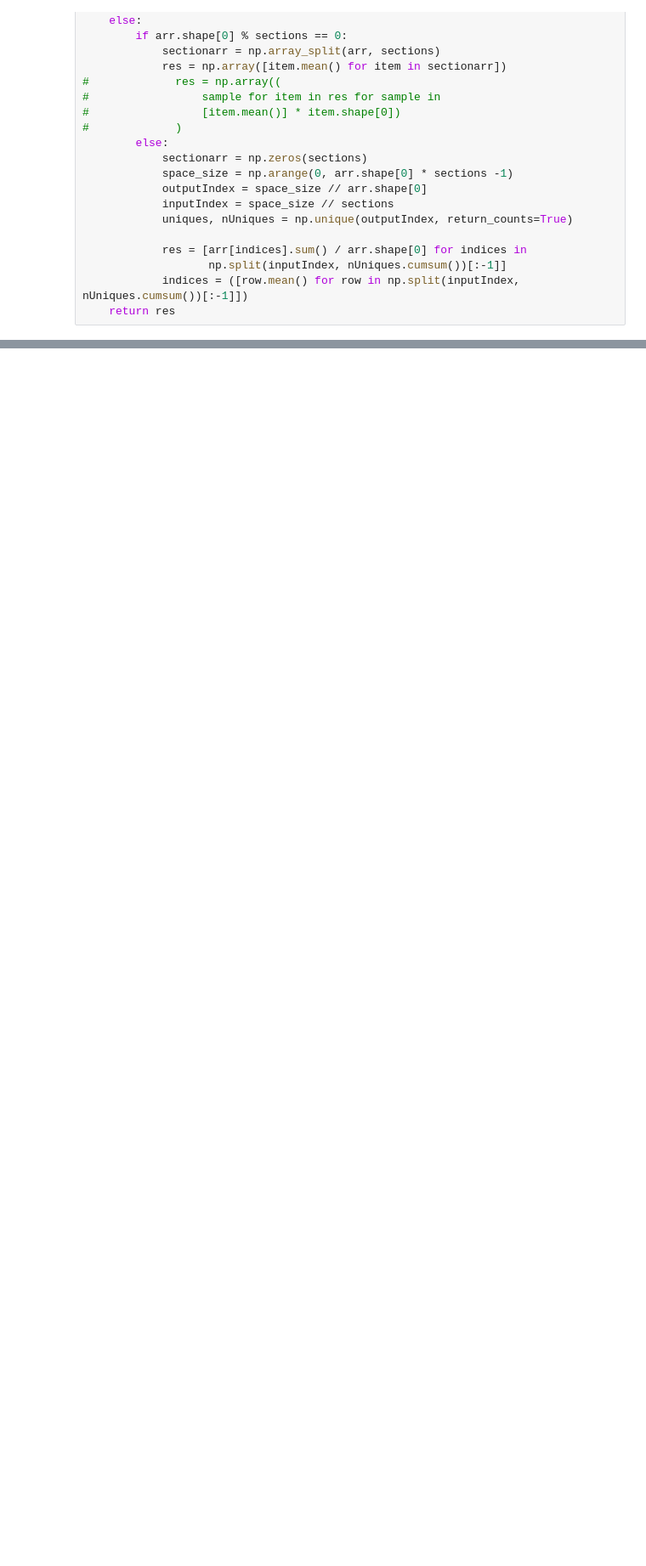
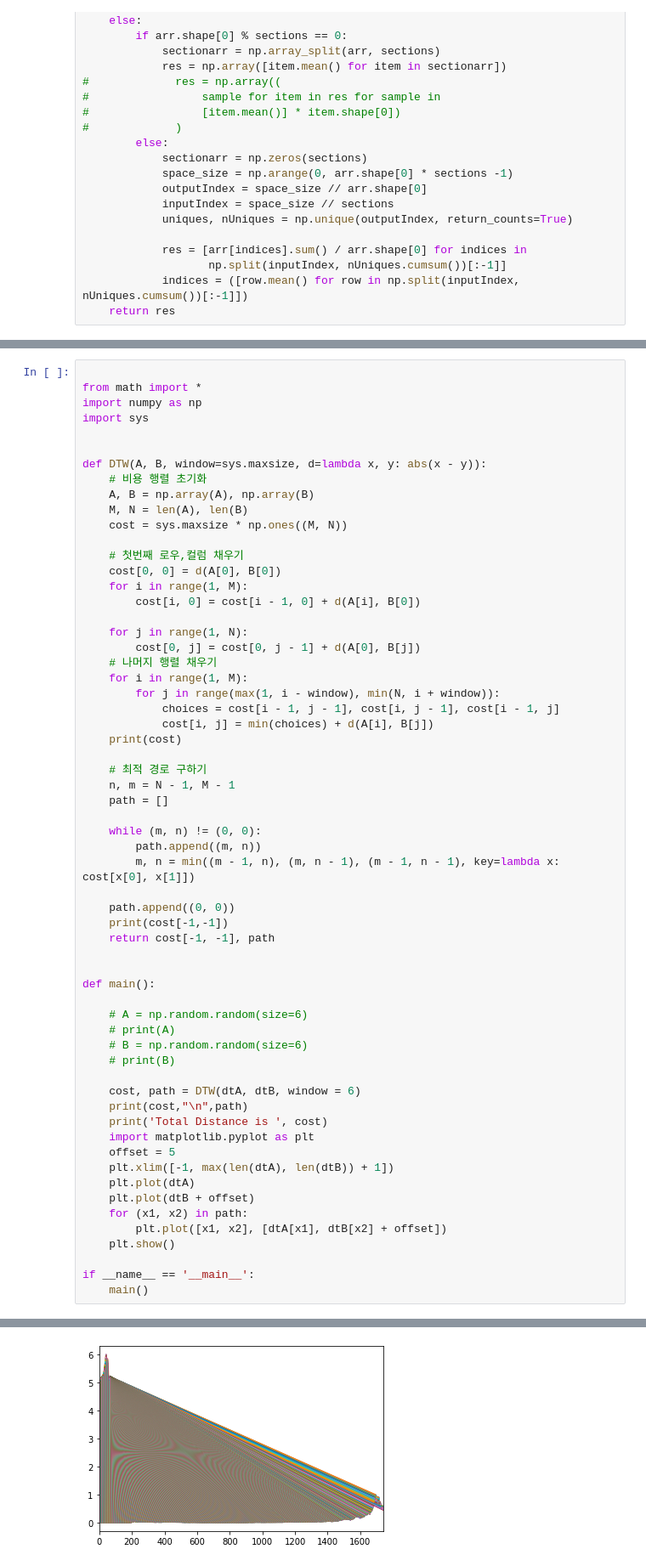
Before and after one commit to dassolkim/time-series-analysis, a Jupyter notebook: bitcoin_jihun/DTW/DTW_compare_ED.ipynb, the cells around one changed output, grey strips where cells are left out. Shown at 85% size. Cells and saved outputs as stored; diff of their text form; blank space fills up the shorter version.

```diff
--- a/bitcoin_jihun/DTW/DTW_compare_ED.ipynb
+++ b/bitcoin_jihun/DTW/DTW_compare_ED.ipynb
@@ -159,0 +189,62 @@ plt.show()
+# %%
+
+from math import *
+import numpy as np
+import sys
+
+
+def DTW(A, B, window=sys.maxsize, d=lambda x, y: abs(x - y)):
+    # 비용 행렬 초기화
+    A, B = np.array(A), np.array(B)
+    M, N = len(A), len(B)
+    cost = sys.maxsize * np.ones((M, N))
+
+    # 첫번째 로우,컬럼 채우기
+    cost[0, 0] = d(A[0], B[0])
+    for i in range(1, M):
+        cost[i, 0] = cost[i - 1, 0] + d(A[i], B[0])
+
+    for j in range(1, N):
+        cost[0, j] = cost[0, j - 1] + d(A[0], B[j])
+    # 나머지 행렬 채우기
+    for i in range(1, M):
+        for j in range(max(1, i - window), min(N, i + window)):
+            choices = cost[i - 1, j - 1], cost[i, j - 1], cost[i - 1, j]
+            cost[i, j] = min(choices) + d(A[i], B[j])
+    print(cost)
+
+    # 최적 경로 구하기
+    n, m = N - 1, M - 1
+    path = []
+
+    while (m, n) != (0, 0):
+        path.append((m, n))
+        m, n = min((m - 1, n), (m, n - 1), (m - 1, n - 1), key=lambda x: cost[x[0], x[1]])
+
+    path.append((0, 0))
+    print(cost[-1,-1])
+    return cost[-1, -1], path
+
+
+def main():
+
+    # A = np.random.random(size=6)
+    # print(A)
+    # B = np.random.random(size=6)
+    # print(B)
+
+    cost, path = DTW(dtA, dtB, window = 6)
+    print(cost,"\n",path)
+    print('Total Distance is ', cost)
+    import matplotlib.pyplot as plt
+    offset = 5
+    plt.xlim([-1, max(len(dtA), len(dtB)) + 1])
+    plt.plot(dtA)
+    plt.plot(dtB + offset)
+    for (x1, x2) in path:
+        plt.plot([x1, x2], [dtA[x1], dtB[x2] + offset])
+    plt.show()
+
+if __name__ == '__main__':
+    main()
+# %% [output]
@@ -159,0 +268 @@ plt.show()
+[figure, added]
```
Also changed, not shown: parts of 6 cells of this notebook, 3 other files.
